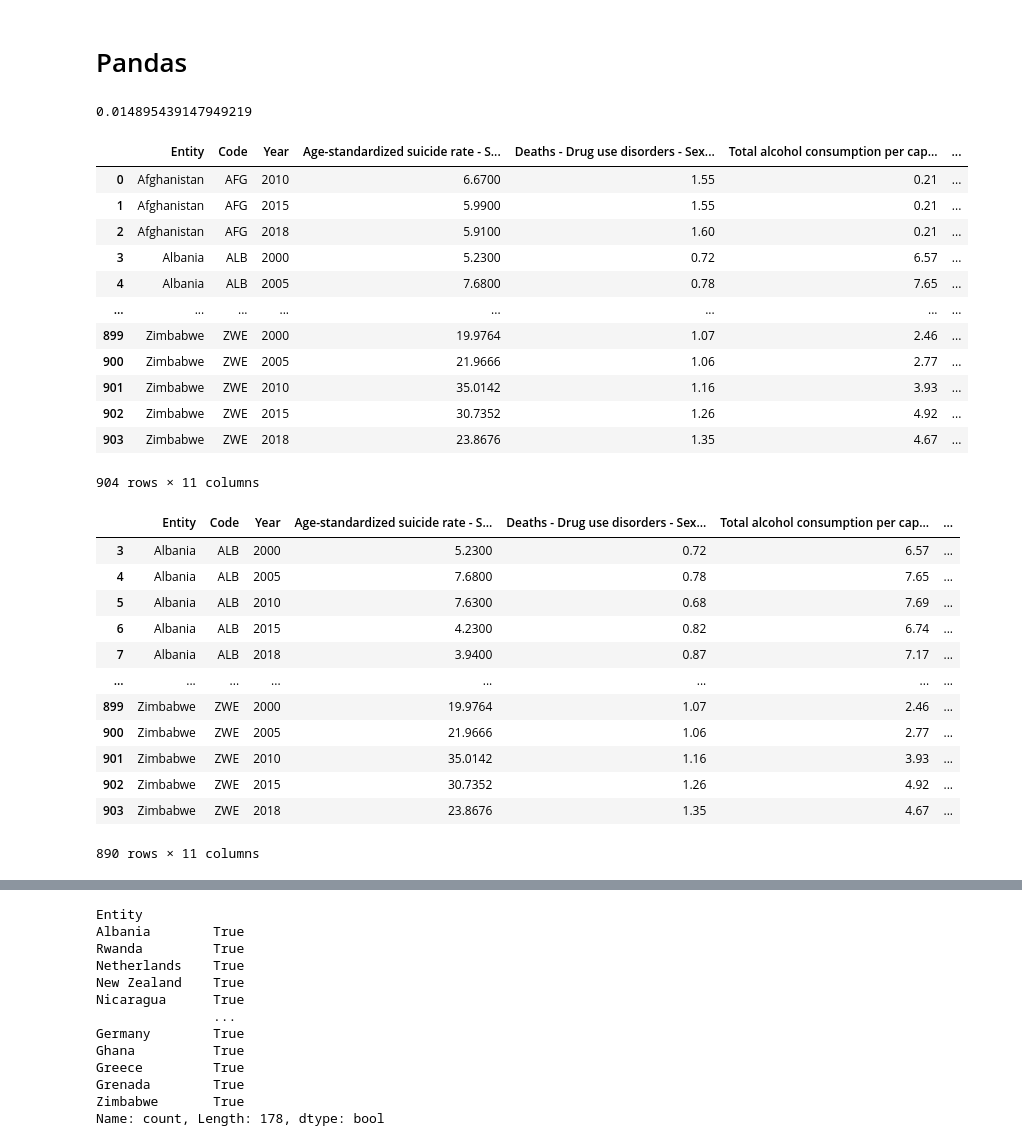
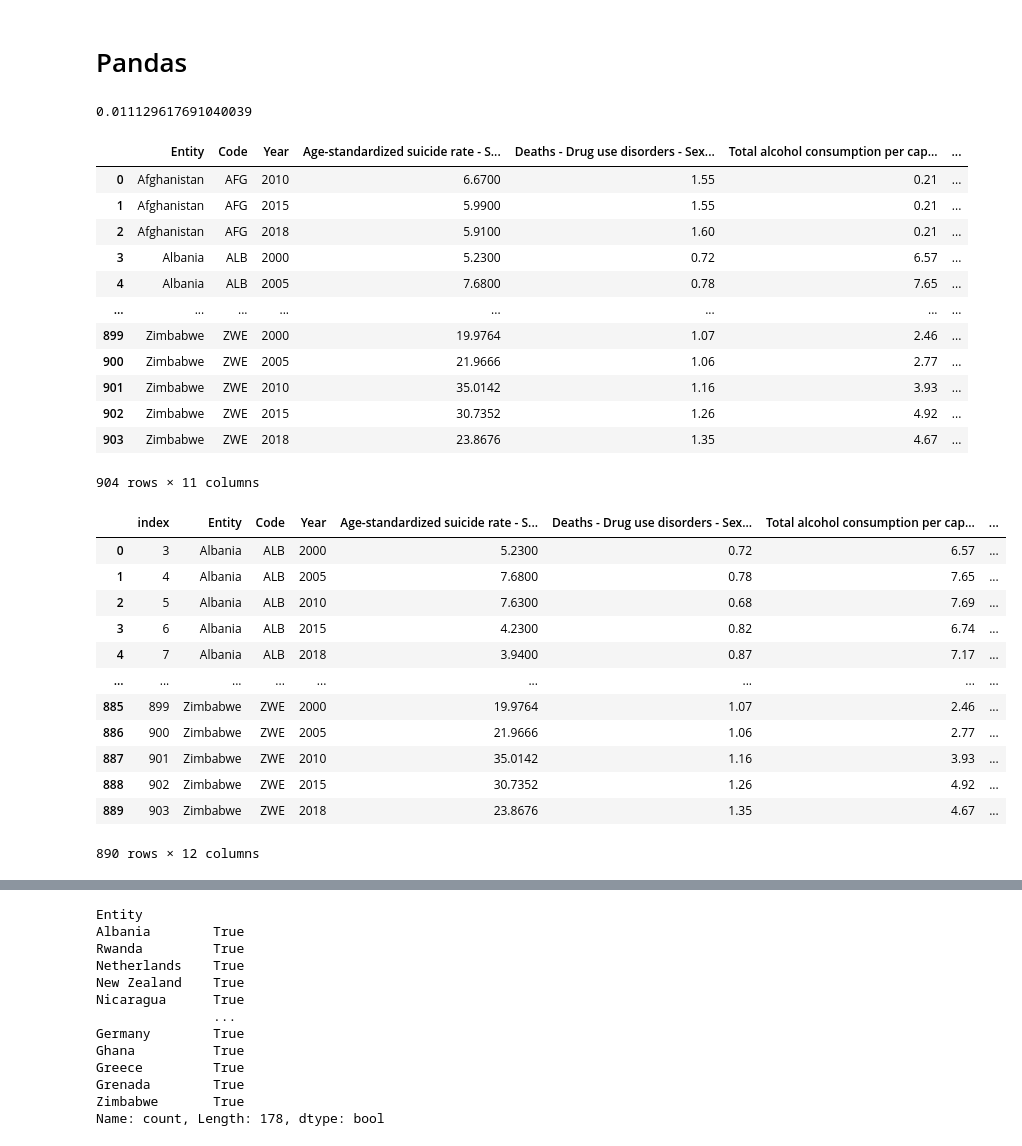
Before and after one commit to ianalvess/BigData, a Jupyter notebook: Big Data/Projeto1-Copy1.ipynb, the cells around one changed output, grey strips where cells are left out. Cells and saved outputs as stored; diff of their text form; code cells hidden in the pictures.

```diff
--- a/Big Data/Projeto1-Copy1.ipynb
+++ b/Big Data/Projeto1-Copy1.ipynb
@@ -12,10 +50,10 @@ import time
 import pandas as pd
 from functools import reduce
 # %%
-url1 = "https://raw.githubusercontent.com/CarlosGomes00/Master-s-in-Bioinformatics/main/Big%20Data/death-rate-from-suicides-gho.csv"
-url2 = "https://raw.githubusercontent.com/CarlosGomes00/Master-s-in-Bioinformatics/main/Big%20Data/death-rates-from-drug-use-disorders.csv"
-url3 = "https://raw.githubusercontent.com/CarlosGomes00/Master-s-in-Bioinformatics/main/Big%20Data/total-alcohol-consumption-per-capita-litres-of-pure-alcohol.csv"
-url4 = "https://raw.githubusercontent.com/CarlosGomes00/Master-s-in-Bioinformatics/main/Big%20Data/burden-disease-from-each-mental-illness.csv"
+url1 = "https://raw.githubusercontent.com/CarlosGomes00/BigData/main/Big%20Data/death-rate-from-suicides-gho.csv"
+url2 = "https://raw.githubusercontent.com/CarlosGomes00/BigData/main/Big%20Data/death-rates-from-drug-use-disorders.csv"
+url3 = "https://raw.githubusercontent.com/CarlosGomes00/BigData/main/Big%20Data/total-alcohol-consumption-per-capita-litres-of-pure-alcohol.csv"
+url4 = "https://raw.githubusercontent.com/CarlosGomes00/BigData/main/Big%20Data/burden-disease-from-each-mental-illness.csv"
 # %% [markdown]
 # Pandas
 # %%
@@ -39,7 +77,7 @@ tempo_pandas = (end - start)
 print(tempo_pandas)
 df_final
 # %% [output]
-0.014895439147949219
+0.011129617691040039
 |  | Entity | Code | Year | Age-standardized suicide rate - S... | Deaths - Drug use disorders - Sex... | Total alcohol consumption per cap... | ... |
 | 0 | Afghanistan | AFG | 2010 | 6.6700 | 1.55 | 0.21 | ... |
 | 1 | Afghanistan | AFG | 2015 | 5.9900 | 1.55 | 0.21 | ... |
@@ -56,24 +94,27 @@ df_final
 # %%
 z = df_final.Entity.value_counts() < 5
 
 if z.any():
     df_final = df_final[~df_final.Entity.isin(z[z].index)]
 else:
     pass
 
+#Fazer um reset apenas
+
+df_final = df_final.reset_index()
 
 df_final
 # %% [output]
-|  | Entity | Code | Year | Age-standardized suicide rate - S... | Deaths - Drug use disorders - Sex... | Total alcohol consumption per cap... | ... |
-| 3 | Albania | ALB | 2000 | 5.2300 | 0.72 | 6.57 | ... |
-| 4 | Albania | ALB | 2005 | 7.6800 | 0.78 | 7.65 | ... |
-| 5 | Albania | ALB | 2010 | 7.6300 | 0.68 | 7.69 | ... |
-| 6 | Albania | ALB | 2015 | 4.2300 | 0.82 | 6.74 | ... |
-| 7 | Albania | ALB | 2018 | 3.9400 | 0.87 | 7.17 | ... |
-| ... | ... | ... | ... | ... | ... | ... | ... |
-| 899 | Zimbabwe | ZWE | 2000 | 19.9764 | 1.07 | 2.46 | ... |
-| 900 | Zimbabwe | ZWE | 2005 | 21.9666 | 1.06 | 2.77 | ... |
-| 901 | Zimbabwe | ZWE | 2010 | 35.0142 | 1.16 | 3.93 | ... |
-| 902 | Zimbabwe | ZWE | 2015 | 30.7352 | 1.26 | 4.92 | ... |
-| 903 | Zimbabwe | ZWE | 2018 | 23.8676 | 1.35 | 4.67 | ... |
+|  | index | Entity | Code | Year | Age-standardized suicide rate - S... | Deaths - Drug use disorders - Sex... | Total alcohol consumption per cap... | ... |
+| 0 | 3 | Albania | ALB | 2000 | 5.2300 | 0.72 | 6.57 | ... |
+| 1 | 4 | Albania | ALB | 2005 | 7.6800 | 0.78 | 7.65 | ... |
+| 2 | 5 | Albania | ALB | 2010 | 7.6300 | 0.68 | 7.69 | ... |
+| 3 | 6 | Albania | ALB | 2015 | 4.2300 | 0.82 | 6.74 | ... |
+| 4 | 7 | Albania | ALB | 2018 | 3.9400 | 0.87 | 7.17 | ... |
+| ... | ... | ... | ... | ... | ... | ... | ... | ... |
+| 885 | 899 | Zimbabwe | ZWE | 2000 | 19.9764 | 1.07 | 2.46 | ... |
+| 886 | 900 | Zimbabwe | ZWE | 2005 | 21.9666 | 1.06 | 2.77 | ... |
+| 887 | 901 | Zimbabwe | ZWE | 2010 | 35.0142 | 1.16 | 3.93 | ... |
+| 888 | 902 | Zimbabwe | ZWE | 2015 | 30.7352 | 1.26 | 4.92 | ... |
+| 889 | 903 | Zimbabwe | ZWE | 2018 | 23.8676 | 1.35 | 4.67 | ... |
-890 rows × 11 columns
+890 rows × 12 columns
```
Also changed, not shown: parts of 6 cells of this notebook.
